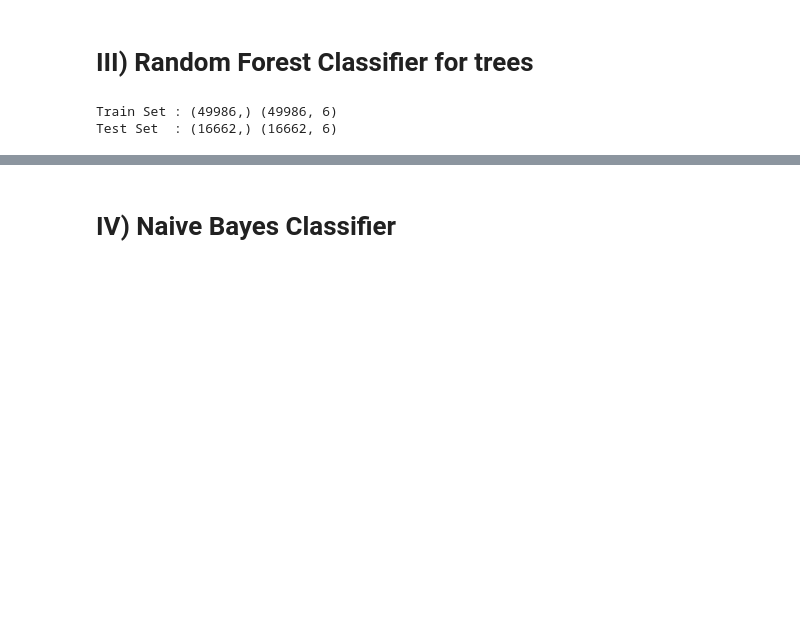
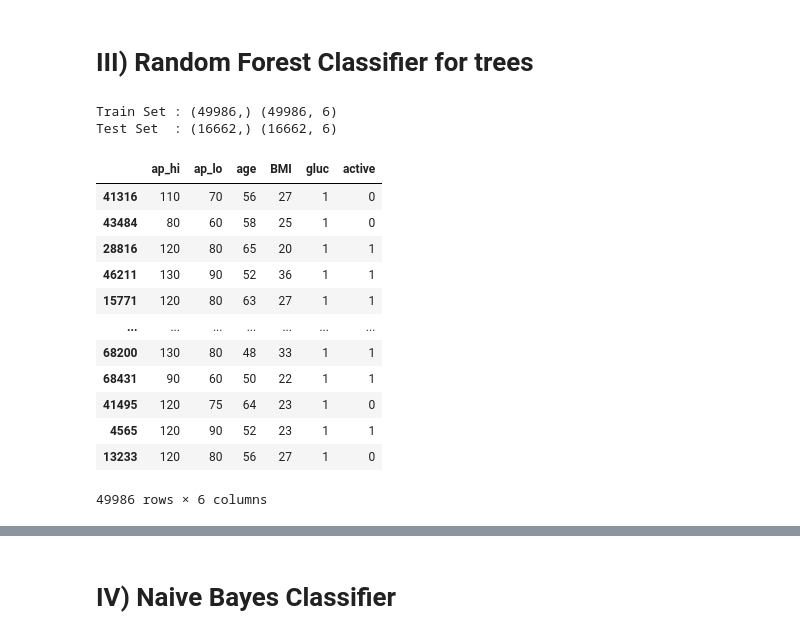
Before and after one commit to sidd0131/IE0005-Mini-Project, a Jupyter notebook: Mini Proj.ipynb, the cells around one changed output, grey strips where cells are left out. Saved outputs shown, nothing was run; the diff lists cells and outputs as text; code cells hidden in the pictures; blank space fills up the shorter version.

```diff
--- a/Mini Proj.ipynb
+++ b/Mini Proj.ipynb
@@ -1660,6 +1658,22 @@ clf=RandomForestClassifier()
 clf.fit(X_train,np.ravel(cardio_train))
 cardio_train_pred = clf.predict(X_train)
 cardio_test_pred = clf.predict(X_test)
+# %%
+X_train
+# %% [output]
+|  | ap_hi | ap_lo | age | BMI | gluc | active |
+| 41316 | 110 | 70 | 56 | 27 | 1 | 0 |
+| 43484 | 80 | 60 | 58 | 25 | 1 | 0 |
+| 28816 | 120 | 80 | 65 | 20 | 1 | 1 |
+| 46211 | 130 | 90 | 52 | 36 | 1 | 1 |
+| 15771 | 120 | 80 | 63 | 27 | 1 | 1 |
+| ... | ... | ... | ... | ... | ... | ... |
+| 68200 | 130 | 80 | 48 | 33 | 1 | 1 |
+| 68431 | 90 | 60 | 50 | 22 | 1 | 1 |
+| 41495 | 120 | 75 | 64 | 23 | 1 | 0 |
+| 4565 | 120 | 90 | 52 | 23 | 1 | 1 |
+| 13233 | 120 | 80 | 56 | 27 | 1 | 0 |
+49986 rows × 6 columns
 # %%
 #Import scikit-learn metrics module for accuracy calculation
 from sklearn import metrics
```
Also changed, not shown: parts of 71 cells of this notebook.
